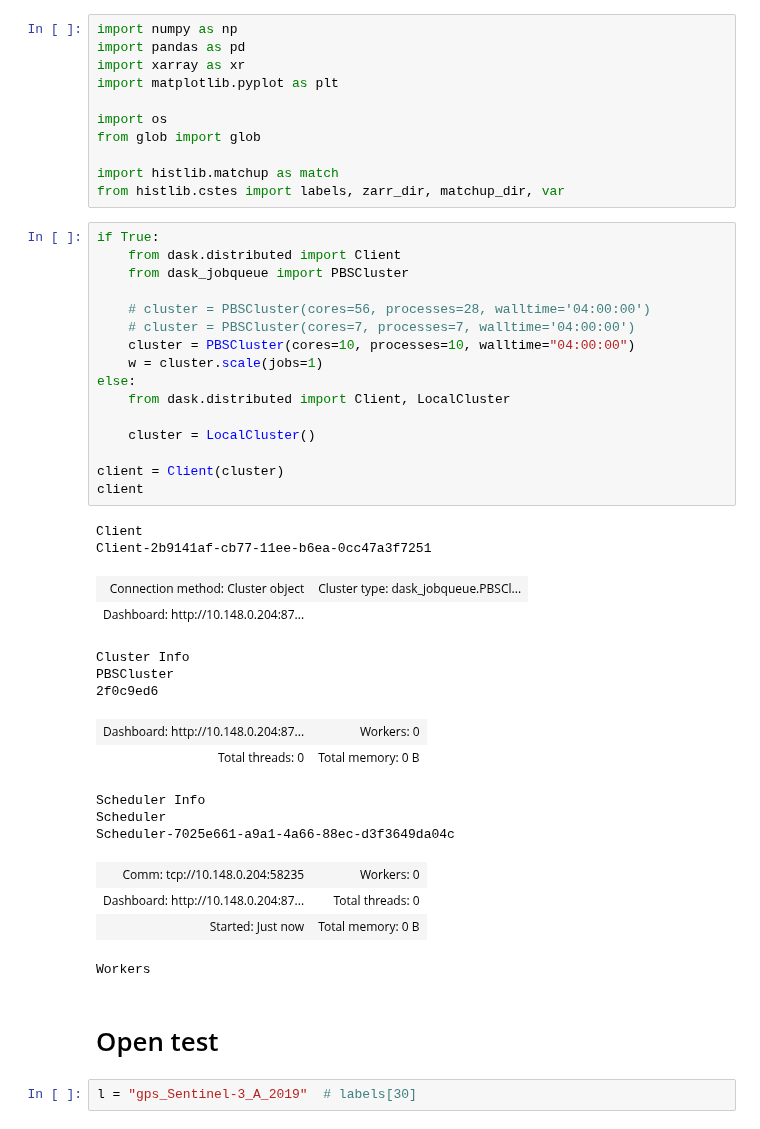
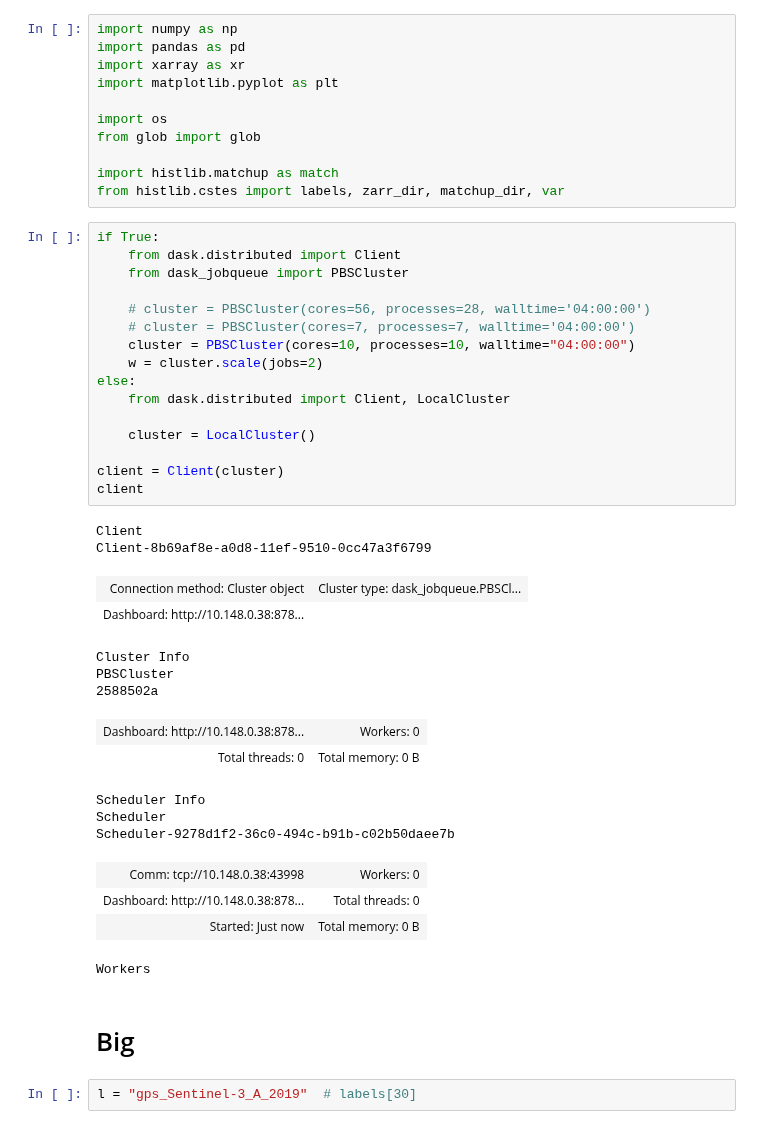
Before and after one commit to margot-demol/historical_analysis, a Jupyter notebook: 0_creating_datasets/31_zarr_matchup_cutoff.ipynb, the cells around one changed output. Cells and saved outputs as stored; diff of their text form.

```diff
--- a/0_creating_datasets/31_zarr_matchup_cutoff.ipynb
+++ b/0_creating_datasets/31_zarr_matchup_cutoff.ipynb
@@ -14,38 +14,38 @@ from histlib.cstes import labels, zarr_dir, matchup_dir, var
 # %%
 if True:
     from dask.distributed import Client
     from dask_jobqueue import PBSCluster
 
     # cluster = PBSCluster(cores=56, processes=28, walltime='04:00:00')
     # cluster = PBSCluster(cores=7, processes=7, walltime='04:00:00')
     cluster = PBSCluster(cores=10, processes=10, walltime="04:00:00")
-    w = cluster.scale(jobs=1)
+    w = cluster.scale(jobs=2)
 else:
     from dask.distributed import Client, LocalCluster
 
     cluster = LocalCluster()
 
 client = Client(cluster)
 client
 # %% [output]
 Client
-Client-2b9141af-cb77-11ee-b6ea-0cc47a3f7251
+Client-8b69af8e-a0d8-11ef-9510-0cc47a3f6799
 | Connection method: Cluster object | Cluster type: dask_jobqueue.PBSCl... |
-| Dashboard: http://10.148.0.204:87... |  |
+| Dashboard: http://10.148.0.38:878... |  |
 Cluster Info
 PBSCluster
-2f0c9ed6
+2588502a
-| Dashboard: http://10.148.0.204:87... | Workers: 0 |
+| Dashboard: http://10.148.0.38:878... | Workers: 0 |
 | Total threads: 0 | Total memory: 0 B |
 Scheduler Info
 Scheduler
-Scheduler-7025e661-a9a1-4a66-88ec-d3f3649da04c
+Scheduler-9278d1f2-36c0-494c-b91b-c02b50daee7b
-| Comm: tcp://10.148.0.204:58235 | Workers: 0 |
-| Dashboard: http://10.148.0.204:87... | Total threads: 0 |
+| Comm: tcp://10.148.0.38:43998 | Workers: 0 |
+| Dashboard: http://10.148.0.38:878... | Total threads: 0 |
 | Started: Just now | Total memory: 0 B |
 Workers
 # %% [markdown]
-# Open test
+# Big
 # %%
 l = "gps_Sentinel-3_A_2019"  # labels[30]
 # %%
```
Also changed, not shown: parts of 18 cells of this notebook, 4 other files.
